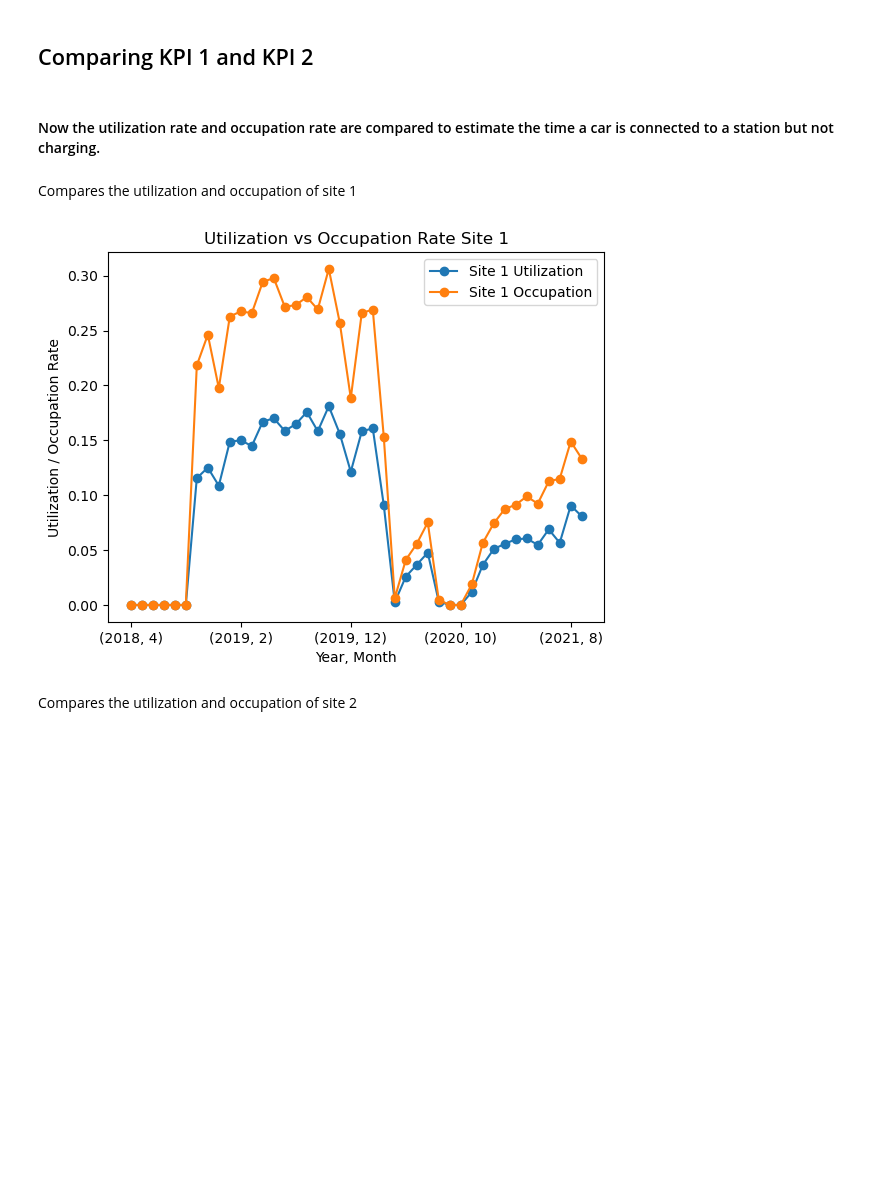
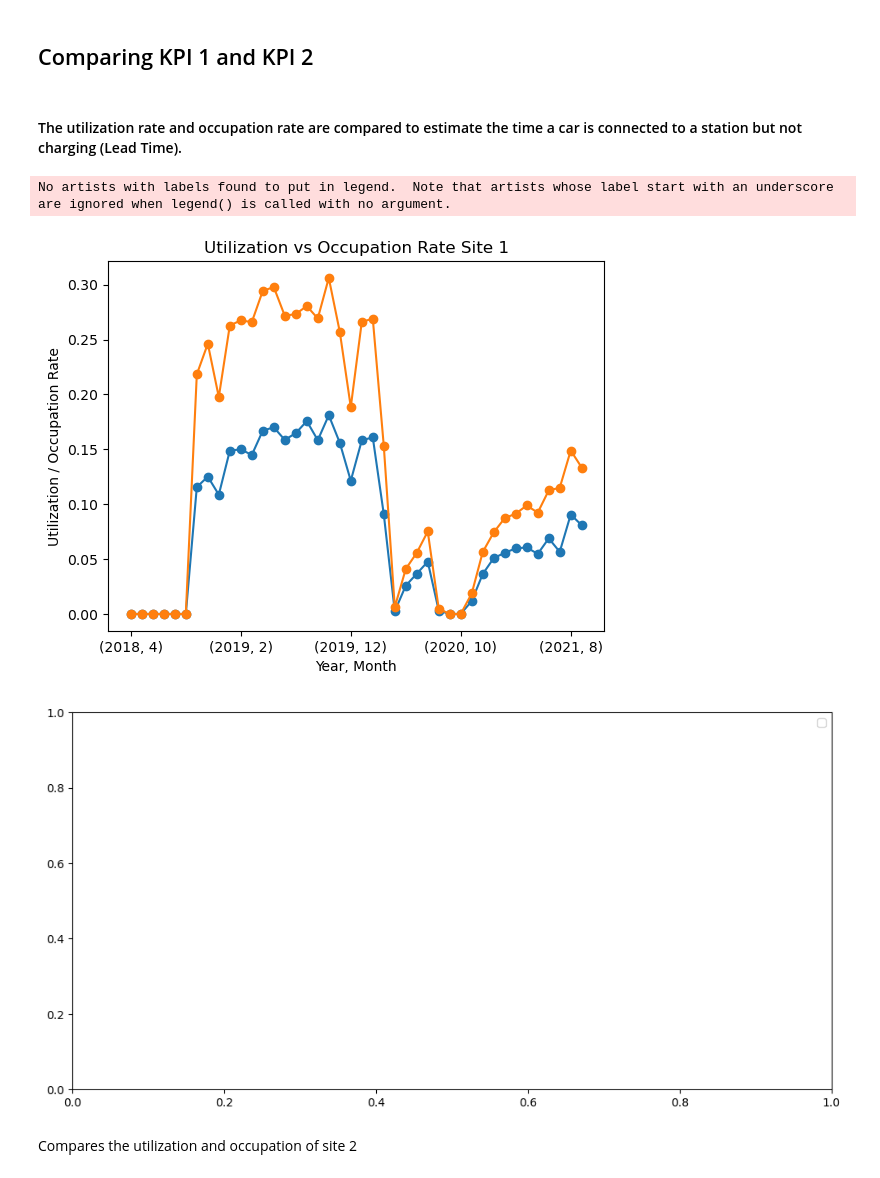
Before and after one commit to linusslange/AnalyticsAndApplications, a Jupyter notebook: KeyPerformanceIndicator.ipynb, the cells around one changed output. Cells and saved outputs as stored; diff of their text form; code cells hidden in the pictures; blank space fills up the shorter version.

```diff
--- a/KeyPerformanceIndicator.ipynb
+++ b/KeyPerformanceIndicator.ipynb
@@ -995,24 +939,26 @@ plt.show()
 # %% [markdown]
 ## Comparing KPI 1 and KPI 2
 # %% [markdown]
-#### Now the utilization rate and occupation rate are compared to estimate the time a car is connected to a station but not charging.
+#### The utilization rate and occupation rate are compared to estimate the time a car is connected to a station but not charging (Lead Time).
-# %% [markdown]
-Compares the utilization and occupation of site 1
 # %%
 monthly_avg_utilization_site1.plot(marker='o', label = 'Site 1 Utilization')
 monthly_avg_occupation_site1.plot(marker='o', label = 'Site 1 Occupation')
 
 # Set labels and title
 plt.xlabel('Year, Month')
 plt.ylabel('Utilization / Occupation Rate')
 plt.title('Utilization vs Occupation Rate Site 1')
 
+plt.figure(figsize=(12, 6))
+
 plt.legend()
 
 # Show the plot
 plt.show()
 # %% [output]
+No artists with labels found to put in legend.  Note that artists whose label start with an underscore are ignored when legend() is called with no argument.
-[figure, old version]
+[figure, new version]
+[figure, added]
 # %% [markdown]
 Compares the utilization and occupation of site 2
 # %%
```
Also changed, not shown: parts of 50 cells of this notebook, 1 other file.
